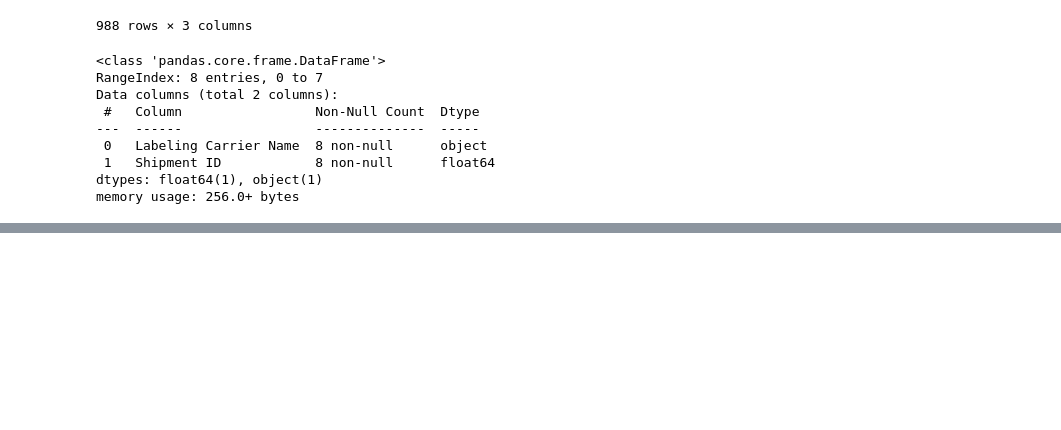
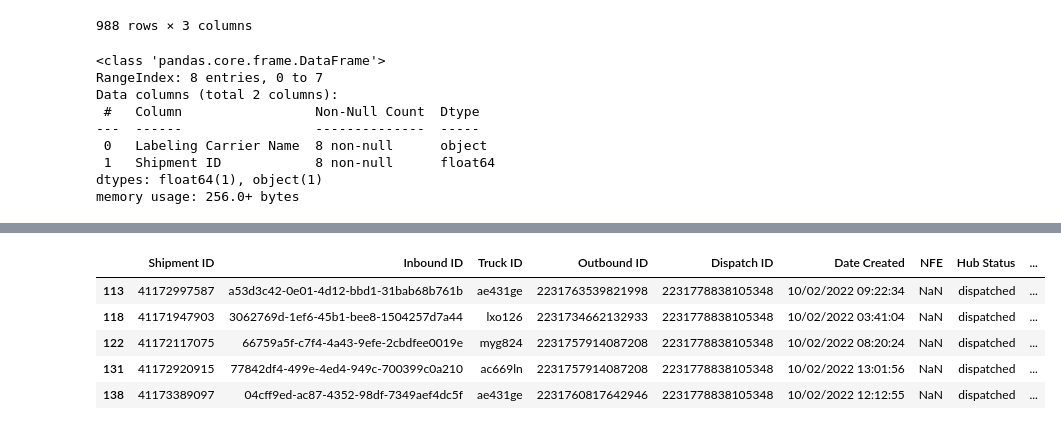
Before and after one commit to Mgobeaalcoba/exploratory_data_analysis_course, a Jupyter notebook: shipment_analitics.ipynb, the cells around one changed output, grey strips where cells are left out. Cells and saved outputs as stored; diff of their text form; code cells hidden in the pictures; blank space fills up the shorter version.

```diff
--- a/shipment_analitics.ipynb
+++ b/shipment_analitics.ipynb
@@ -200,0 +287,10 @@ alt.Chart(agg_spp_by_carrier).mark_bar().encode(
+# %%
+slice_loginter_urb = df[(df['Inbound Carrier Name'] == 'loginter') & (df['Labeling Carrier Name'] == 'Urbano')].head()
+slice_loginter_urb
+# %% [output]
+|  | Shipment ID | Inbound ID | Truck ID | Outbound ID | Dispatch ID | Date Created | NFE | Hub Status | ... |
+| 113 | 41172997587 | a53d3c42-0e01-4d12-bbd1-31bab68b761b | ae431ge | 2231763539821998 | 2231778838105348 | 10/02/2022 09:22:34 | NaN | dispatched | ... |
+| 118 | 41171947903 | 3062769d-1ef6-45b1-bee8-1504257d7a44 | lxo126 | 2231734662132933 | 2231778838105348 | 10/02/2022 03:41:04 | NaN | dispatched | ... |
+| 122 | 41172117075 | 66759a5f-c7f4-4a43-9efe-2cbdfee0019e | myg824 | 2231757914087208 | 2231778838105348 | 10/02/2022 08:20:24 | NaN | dispatched | ... |
+| 131 | 41172920915 | 77842df4-499e-4ed4-949c-700399c0a210 | ac669ln | 2231757914087208 | 2231778838105348 | 10/02/2022 13:01:56 | NaN | dispatched | ... |
+| 138 | 41173389097 | 04cff9ed-ac87-4352-98df-7349aef4dc5f | ae431ge | 2231760817642946 | 2231778838105348 | 10/02/2022 12:12:55 | NaN | dispatched | ... |
```
Also changed, not shown: parts of 9 cells of this notebook.
